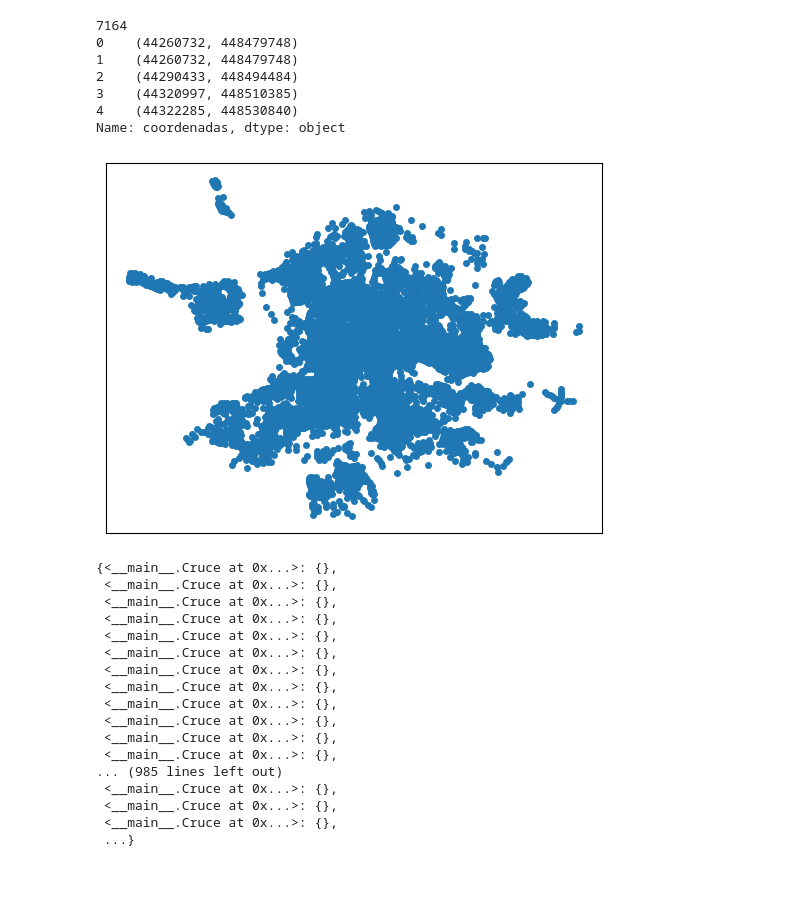
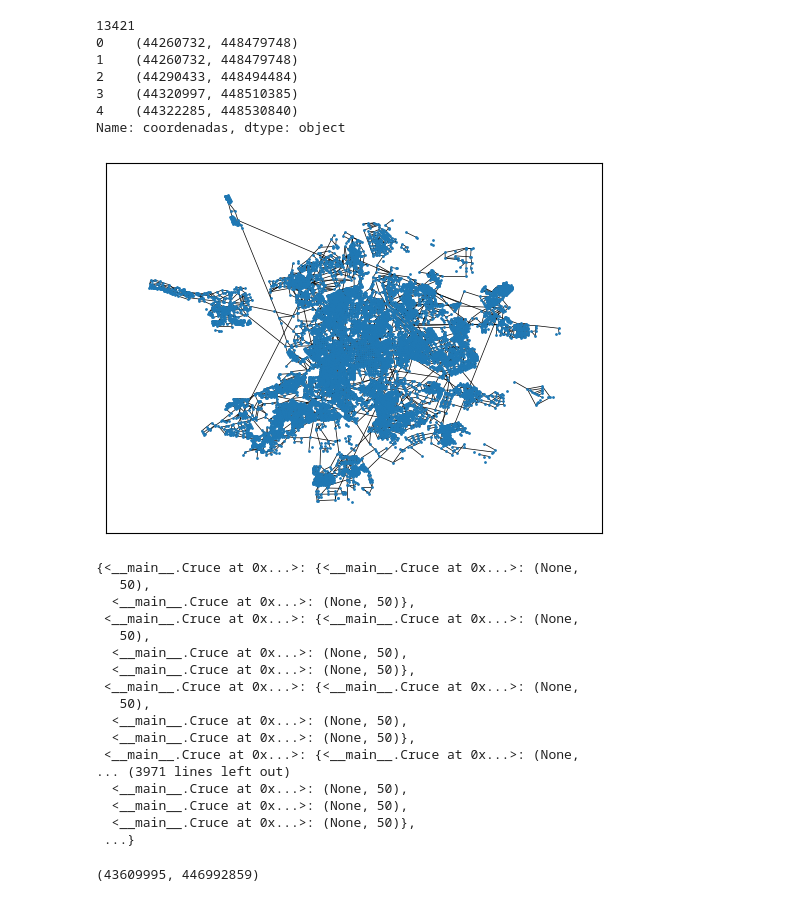
Before and after one commit to JES0406/Practica_3, a Jupyter notebook: callejero.ipynb, the cells around one changed output. Saved outputs shown, nothing was run; the diff lists cells and outputs as text; code cells hidden in the pictures.

```diff
--- a/callejero.ipynb
+++ b/callejero.ipynb
@@ -96,16 +96,19 @@ def closest(coordenada, coordenadas_limpias, R):
 
 if __name__ == "__main__":
     from time import time
-    coordenadas_limpias = filtrar_por_radios(8000) # 8000 centímetros = 80 metros, se considera que un cruce está dentro del radio de otro si está a menos de 80 metros de distancia según las observaciones
+    coordenadas_limpias = filtrar_por_radios(1500) # 8000 centímetros = 80 metros, se considera que un cruce está dentro del radio de otro si está a menos de 80 metros de distancia según las observaciones
     print(len(coordenadas_limpias))
     print(df_cruces["coordenadas"].head())
 
     # Creamos los cruces
-    cruces = [Cruce(coordenada[0], coordenada[1]) for coordenada in coordenadas_limpias]
+    cruces = {}
+    for coordenada in coordenadas_limpias:
+        cruces[coordenada] = Cruce(coordenada[0], coordenada[1])
+    list_cruces:list[Cruce] = list(cruces.values())
 
     # Creamos las calles
     calles = []
-    for cruce in cruces: # Escogemos los cruces
+    for cruce in list_cruces: # Escogemos los cruces
         for calle in cruce.calles: # Escogemos las calles de cada cruce
             if calle not in calles: # Si la calle no está en la lista de calles, la añadimos
                 calles.append(calle)
@@ -115,15 +118,15 @@ if __name__ == "__main__":
     grafo = Grafo(False)
 
     # Añadir vértices al grafo
-    for cruce in cruces:
+    for cruce in list_cruces:
         grafo.agregar_vertice(cruce)
 
     # Para las aristas, se añaden las calles que conectan dos cruces como aristas del grafo
     for calle in calles:
         cruces_calle = calle.cruces
         for i in range(len(cruces_calle)):
-            for j in range(i+1, len(cruces_calle)):
-                grafo.agregar_arista(cruces_calle[i], cruces_calle[j])
+            if i != len(cruces_calle) - 1:
+                grafo.agregar_arista(cruces[cruces_calle[i]], cruces[cruces_calle[i+1]], None, calle.get_velocidad())
 
     # Pasemoslo a networkx
     import networkx as nx
@@ -131,10 +134,10 @@ if __name__ == "__main__":
     G = grafo.convertir_a_NetworkX()
 
     pos = {}
-    for cruce in cruces:
+    for cruce in list_cruces:
         pos[cruce] = (cruce.coord_x, cruce.coord_y)
 # %% [output]
-7164
+13421
 0    (44260732, 448479748)
 1    (44260732, 448479748)
 2    (44290433, 448494484)
@@ -142,26 +145,30 @@ if __name__ == "__main__":
 4    (44322285, 448530840)
 Name: coordenadas, dtype: object
 # %%
-nx.draw_networkx_nodes(G, pos=pos, node_size=16)
+nx.draw_networkx_nodes(G, pos=pos, node_size=1)
 nx.draw_networkx_edges(G, pos=pos, width=0.5, edge_color="black")
 plt.show()
 grafo.adyacencia
 # %% [output]
-[figure, old version]
+[figure, new version]
-{<__main__.Cruce at 0x...>: {},
- <__main__.Cruce at 0x...>: {},
- <__main__.Cruce at 0x...>: {},
- <__main__.Cruce at 0x...>: {},
- <__main__.Cruce at 0x...>: {},
- <__main__.Cruce at 0x...>: {},
- <__main__.Cruce at 0x...>: {},
- <__main__.Cruce at 0x...>: {},
- <__main__.Cruce at 0x...>: {},
- <__main__.Cruce at 0x...>: {},
- <__main__.Cruce at 0x...>: {},
- <__main__.Cruce at 0x...>: {},
-... (985 lines left out)
- <__main__.Cruce at 0x...>: {},
- <__main__.Cruce at 0x...>: {},
- <__main__.Cruce at 0x...>: {},
+{<__main__.Cruce at 0x...>: {<__main__.Cruce at 0x...>: (None,
+   50),
+  <__main__.Cruce at 0x...>: (None, 50)},
+ <__main__.Cruce at 0x...>: {<__main__.Cruce at 0x...>: (None,
+   50),
+  <__main__.Cruce at 0x...>: (None, 50),
+  <__main__.Cruce at 0x...>: (None, 50)},
+ <__main__.Cruce at 0x...>: {<__main__.Cruce at 0x...>: (None,
+   50),
+  <__main__.Cruce at 0x...>: (None, 50),
+  <__main__.Cruce at 0x...>: (None, 50)},
+ <__main__.Cruce at 0x...>: {<__main__.Cruce at 0x...>: (None,
+... (3971 lines left out)
+  <__main__.Cruce at 0x...>: (None, 50),
+  <__main__.Cruce at 0x...>: (None, 50),
+  <__main__.Cruce at 0x...>: (None, 50)},
  ...}
+# %%
+calles[600].cruces[1]
+# %% [output]
+(43609995, 446992859)
```
Also changed, not shown: 3 other files.
